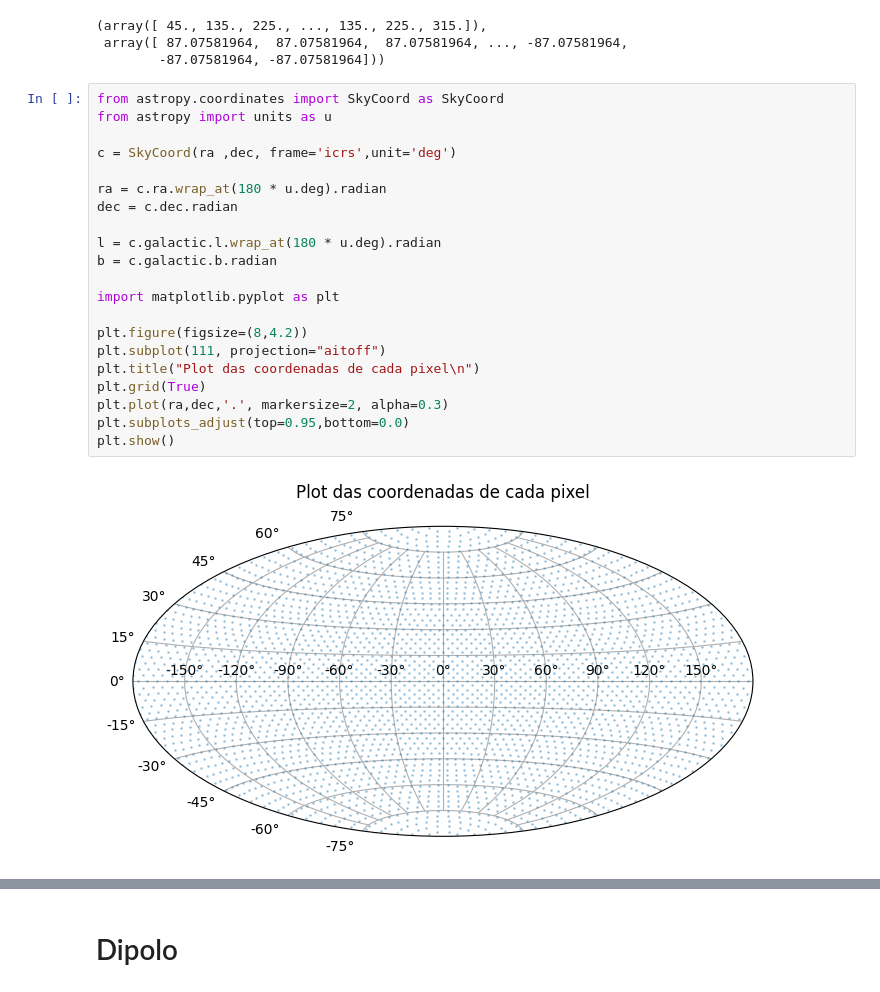
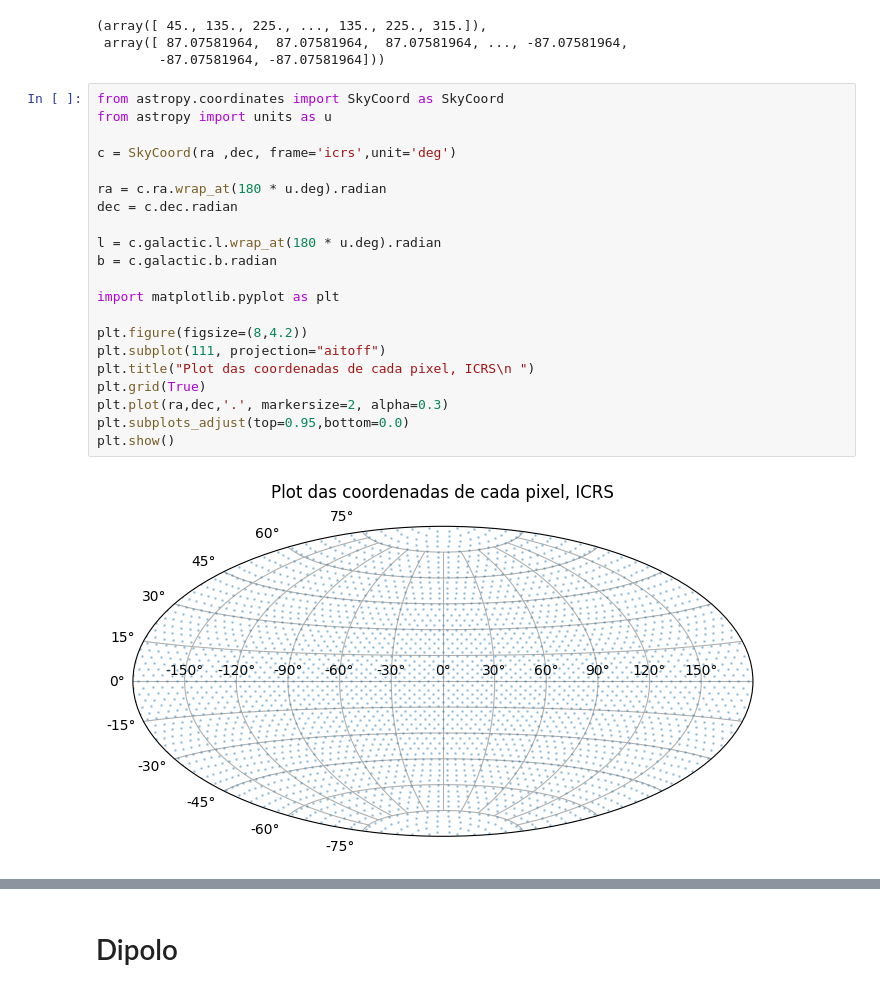
Before and after one commit to alvarosena41/Aprendendo-Healpy, a Jupyter notebook: Aprendendo_Healpy.ipynb, the cells around one changed output, grey strips where cells are left out. Cells and saved outputs as stored; diff of their text form.

```diff
--- a/Aprendendo_Healpy.ipynb
+++ b/Aprendendo_Healpy.ipynb
@@ -291,23 +291,23 @@ ra, dec
 # %%
 from astropy.coordinates import SkyCoord as SkyCoord
 from astropy import units as u
 
 c = SkyCoord(ra ,dec, frame='icrs',unit='deg')
 
 ra = c.ra.wrap_at(180 * u.deg).radian
 dec = c.dec.radian
 
 l = c.galactic.l.wrap_at(180 * u.deg).radian
 b = c.galactic.b.radian
 
 import matplotlib.pyplot as plt
 
 plt.figure(figsize=(8,4.2))
 plt.subplot(111, projection="aitoff")
-plt.title("Plot das coordenadas de cada pixel\n")
+plt.title("Plot das coordenadas de cada pixel, ICRS\n ")
 plt.grid(True)
 plt.plot(ra,dec,'.', markersize=2, alpha=0.3)
 plt.subplots_adjust(top=0.95,bottom=0.0)
 plt.show()
 # %% [output]
-[figure, old version]
+[figure, new version]
```
Also changed, not shown: parts of 17 cells of this notebook.
